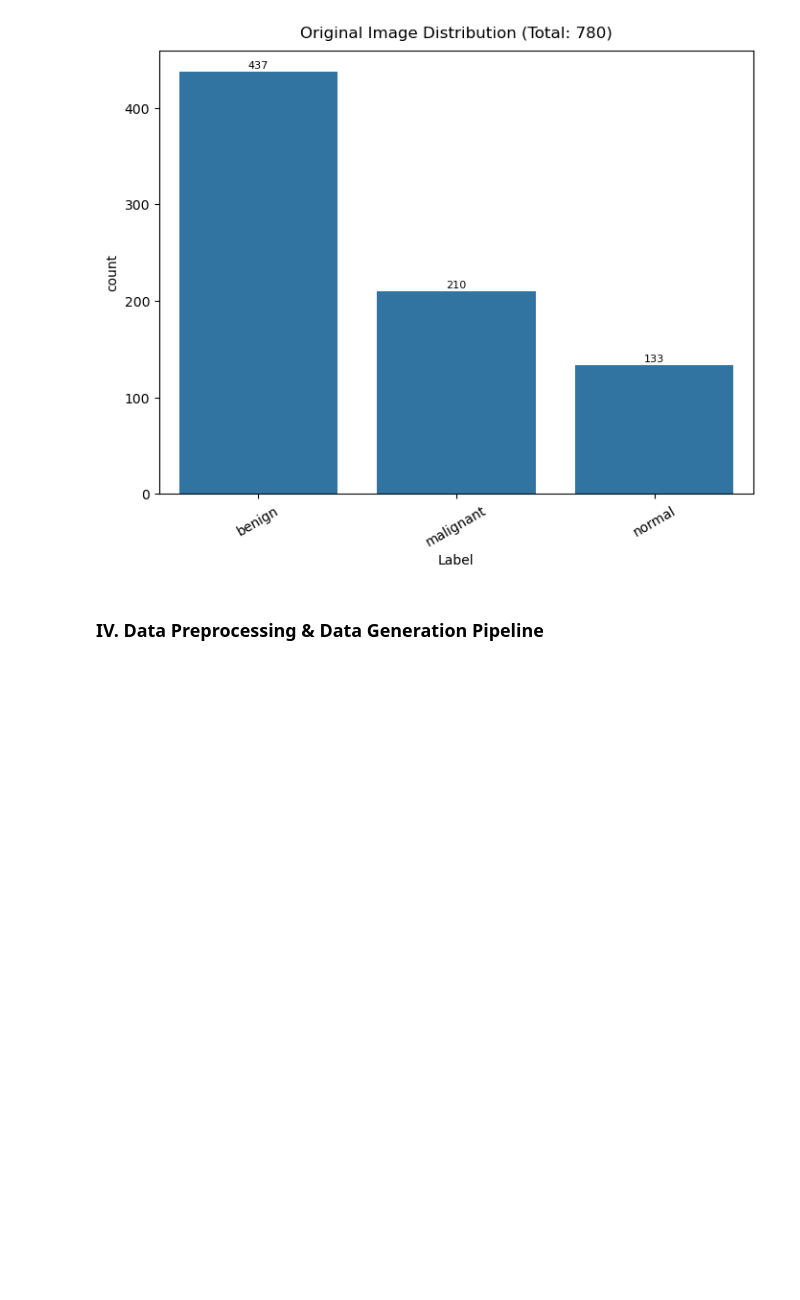
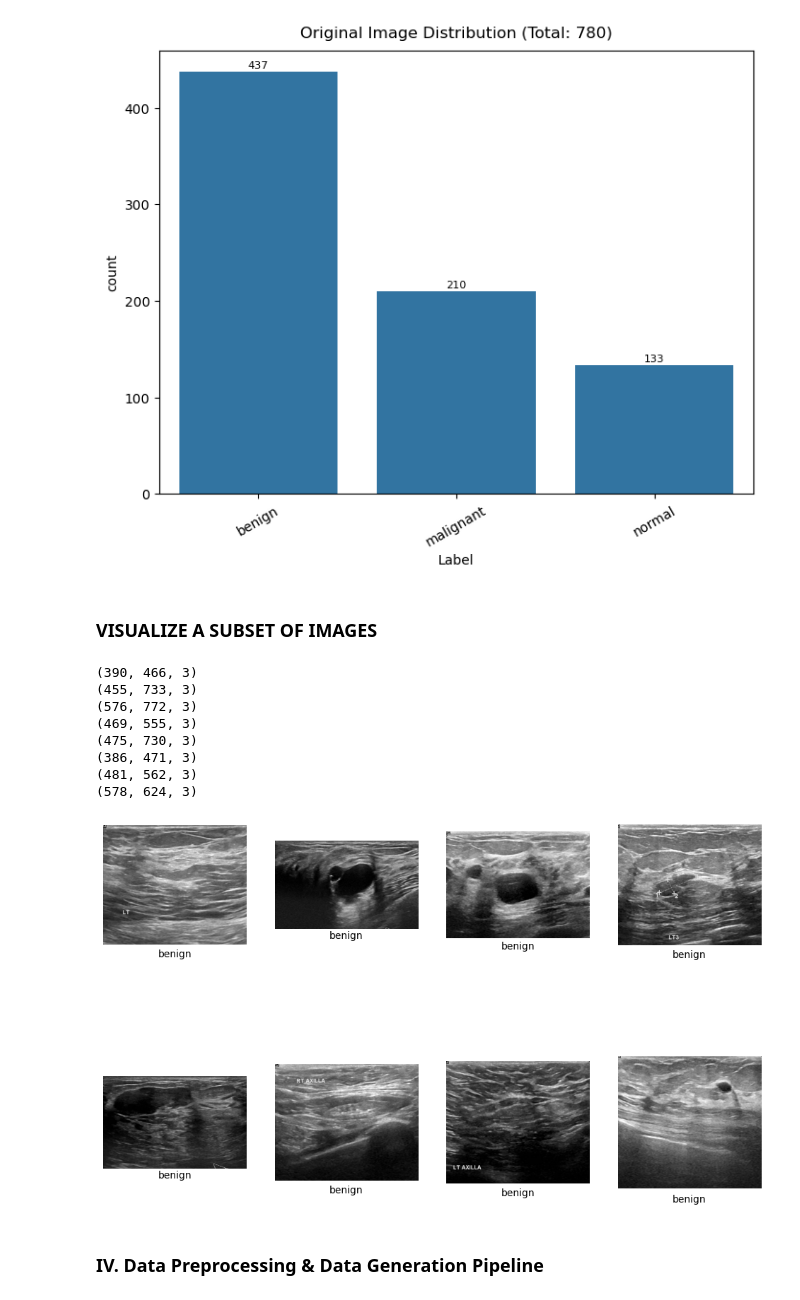
Before and after one commit to hariskhan-hk/Tumor_Classification, a Jupyter notebook: Training/Training_new.ipynb, the cells around one changed output. Cells and saved outputs as stored; diff of their text form; code cells hidden in the pictures; blank space fills up the shorter version.

Commit message:
Add visualize images

```diff
--- a/Training/Training_new.ipynb
+++ b/Training/Training_new.ipynb
@@ -134,6 +131,57 @@ plt.title(f'Original Image Distribution (Total: {len(all_data_df)})', pad=10) #
 plt.show()
 # %% [output]
 [figure]
+# %% [markdown]
+### VISUALIZE A SUBSET OF IMAGES
+# %%
+# Set the number of rows and columns for the subplot grid
+no_of_rows = 2
+no_of_columns = 4
+
+# Create a subplot grid with the specified number of rows and columns
+fig, axes = plt.subplots(no_of_rows, no_of_columns, figsize=(12, 8))
+
+# Iterate through the rows
+for i in range(no_of_rows):
+    # Iterate through the columns
+    for j in range(no_of_columns):
+        # Calculate the index for accessing the data
+        index = i * no_of_columns + j
+
+        # Check if the index is within the bounds of the data
+        if index < len(all_data_df):
+
+            # Open the image using the PIL library
+            im = Image.open(all_data_df.iloc[index]['Path'])
+
+            # Convert the PIL image to a NumPy array
+            img = np.array(im)
+
+            # Print the shape of the image array
+            print(img.shape)
+
+            # Display the image on the subplot at position (i, j)
+            axes[i, j].imshow(img)
+
+            # Turn off axis labels for better visualization
+            axes[i, j].axis('off')
+
+            # Get the label for the current image and display it as text
+            label = all_data_df.iloc[index]['Label']
+            axes[i, j].text(0.5, -0.1, label, ha='center', transform=axes[i, j].transAxes)
+
+# Show the entire subplot grid
+plt.show()
+# %% [output]
+(390, 466, 3)
+(455, 733, 3)
+(576, 772, 3)
+(469, 555, 3)
+(475, 730, 3)
+(386, 471, 3)
+(481, 562, 3)
+(578, 624, 3)
+[figure, added]
 # %% [markdown]
 ### IV. Data Preprocessing & Data Generation Pipeline
 # %%
```
Also changed, not shown: parts of 1 cell of this notebook.
